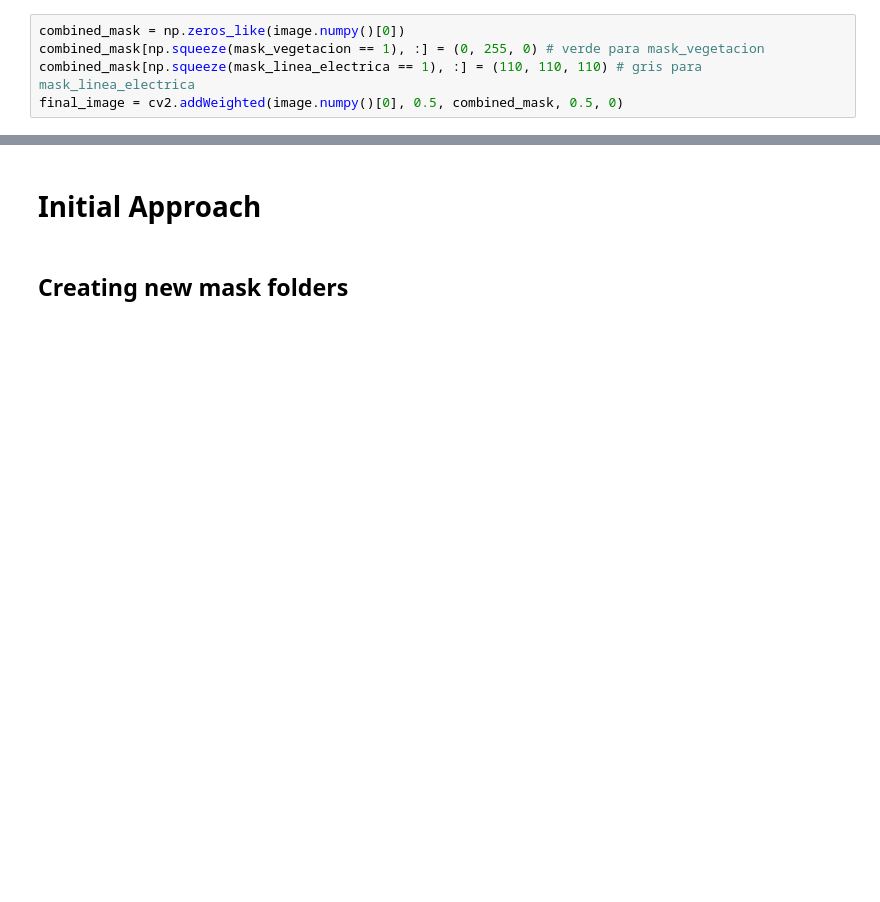
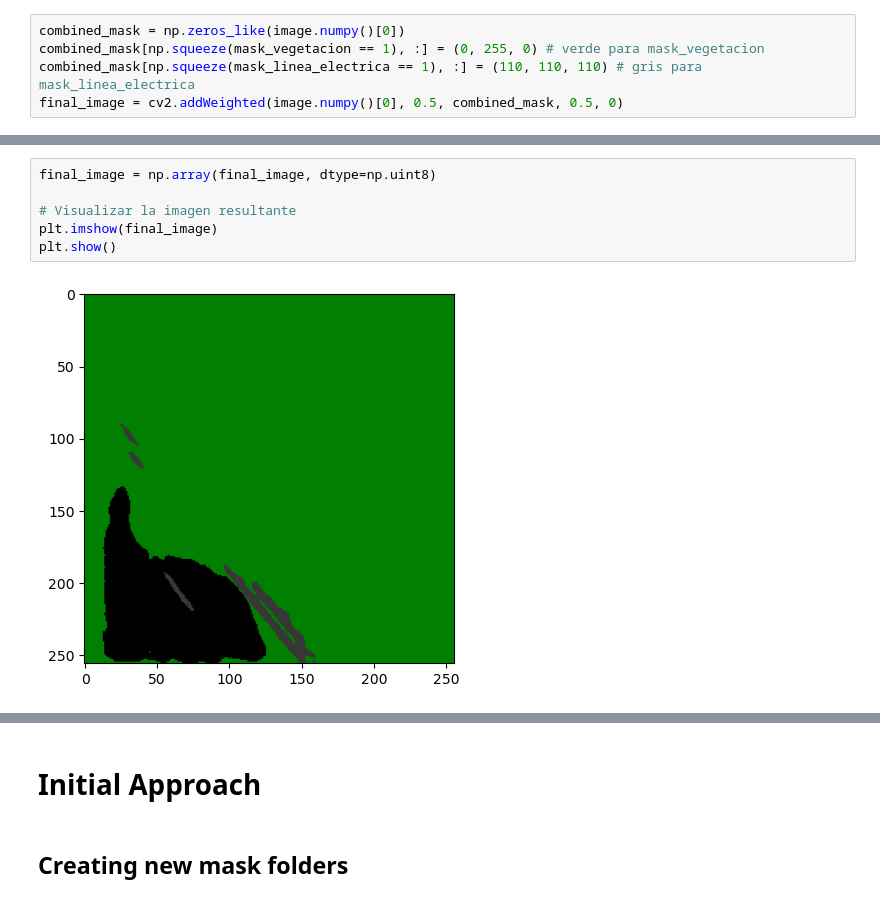
Before and after one commit to macanoso/GeoAI, a Jupyter notebook: separated-nn.ipynb, the cells around one changed output, grey strips where cells are left out. Cells and saved outputs as stored; diff of their text form; blank space fills up the shorter version.

```diff
--- a/separated-nn.ipynb
+++ b/separated-nn.ipynb
@@ -822,0 +655,8 @@ final_image = cv2.addWeighted(image.numpy()[0], 0.5, combined_mask, 0.5, 0)
+# %%
+final_image = np.array(final_image, dtype=np.uint8)
+
+# Visualizar la imagen resultante
+plt.imshow(final_image)
+plt.show()
+# %% [output]
+[figure, added]
```
Also changed, not shown: parts of 40 cells of this notebook.
